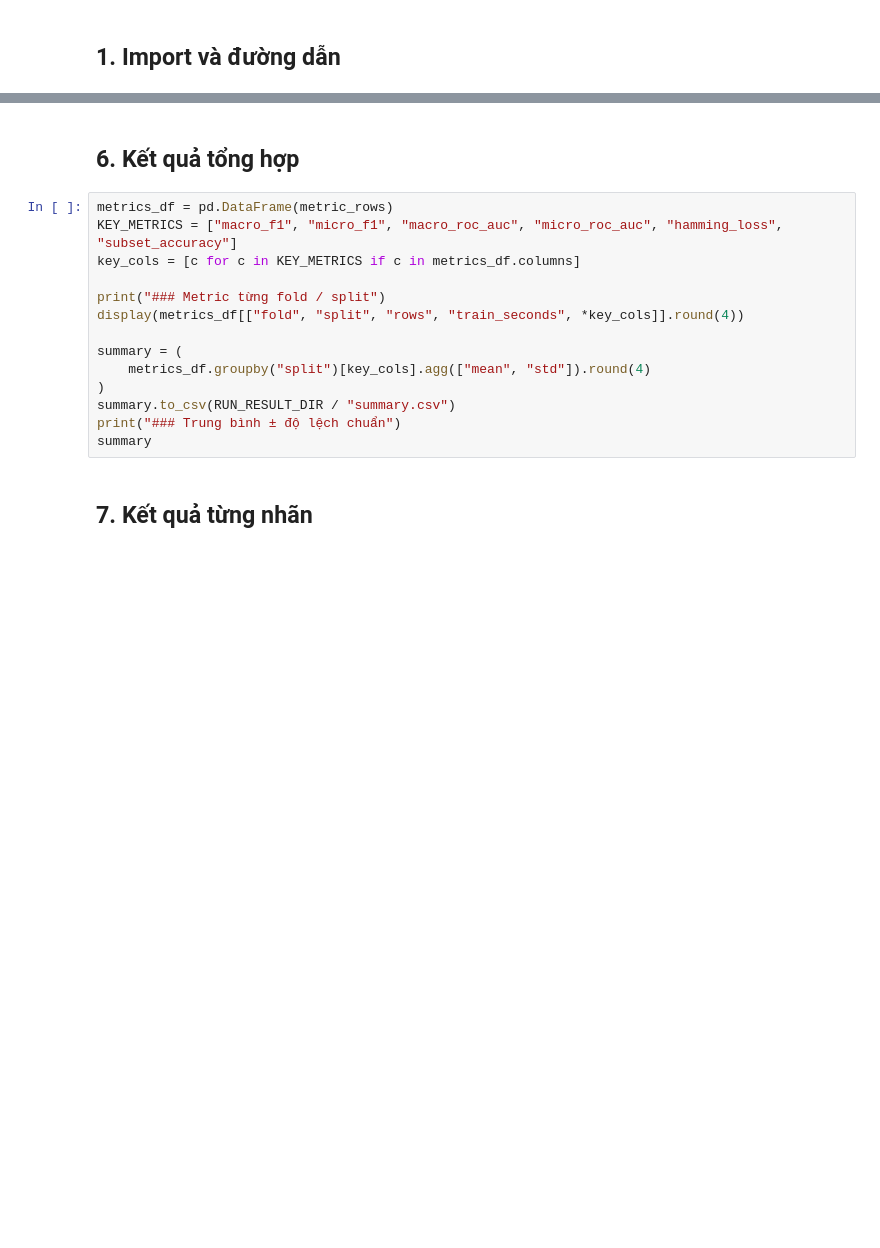
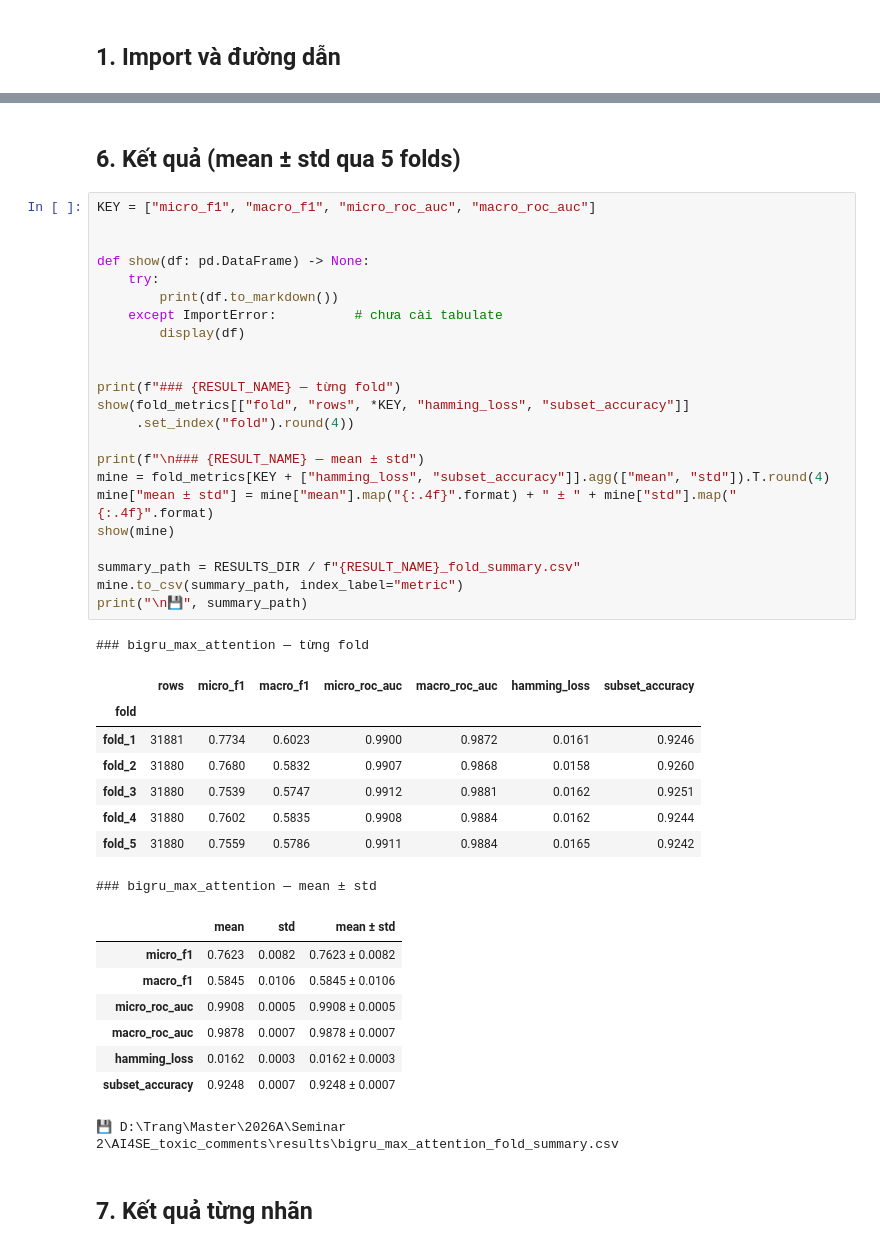
Before and after one commit to mnhhuyen/AI4SE_toxic_comments, a Jupyter notebook: notebooks/train_bigru.ipynb, the cells around one changed output, grey strips where cells are left out. Saved outputs shown, nothing was run; the diff lists cells and outputs as text; blank space fills up the shorter version.

```diff
--- a/notebooks/train_bigru.ipynb
+++ b/notebooks/train_bigru.ipynb
@@ -248,18 +258,45 @@ print("\n✅ Train xong.")
 # %% [markdown]
-## 6. Kết quả tổng hợp
+## 6. Kết quả (mean ± std qua 5 folds)
-# %%
-metrics_df = pd.DataFrame(metric_rows)
-KEY_METRICS = ["macro_f1", "micro_f1", "macro_roc_auc", "micro_roc_auc", "hamming_loss", "subset_accuracy"]
-key_cols = [c for c in KEY_METRICS if c in metrics_df.columns]
-
-print("### Metric từng fold / split")
-display(metrics_df[["fold", "split", "rows", "train_seconds", *key_cols]].round(4))
-
-summary = (
-    metrics_df.groupby("split")[key_cols].agg(["mean", "std"]).round(4)
-)
-summary.to_csv(RUN_RESULT_DIR / "summary.csv")
-print("### Trung bình ± độ lệch chuẩn")
-summary
+# %%
+KEY = ["micro_f1", "macro_f1", "micro_roc_auc", "macro_roc_auc"]
+
+
+def show(df: pd.DataFrame) -> None:
+    try:
+        print(df.to_markdown())
+    except ImportError:          # chưa cài tabulate
+        display(df)
+
+
+print(f"### {RESULT_NAME} — từng fold")
+show(fold_metrics[["fold", "rows", *KEY, "hamming_loss", "subset_accuracy"]]
+     .set_index("fold").round(4))
+
+print(f"\n### {RESULT_NAME} — mean ± std")
+mine = fold_metrics[KEY + ["hamming_loss", "subset_accuracy"]].agg(["mean", "std"]).T.round(4)
+mine["mean ± std"] = mine["mean"].map("{:.4f}".format) + " ± " + mine["std"].map("{:.4f}".format)
+show(mine)
+
+summary_path = RESULTS_DIR / f"{RESULT_NAME}_fold_summary.csv"
+mine.to_csv(summary_path, index_label="metric")
+print("\n💾", summary_path)
+# %% [output]
+### bigru_max_attention — từng fold
+|  | rows | micro_f1 | macro_f1 | micro_roc_auc | macro_roc_auc | hamming_loss | subset_accuracy |
+| fold |  |  |  |  |  |  |  |
+| fold_1 | 31881 | 0.7734 | 0.6023 | 0.9900 | 0.9872 | 0.0161 | 0.9246 |
+| fold_2 | 31880 | 0.7680 | 0.5832 | 0.9907 | 0.9868 | 0.0158 | 0.9260 |
+| fold_3 | 31880 | 0.7539 | 0.5747 | 0.9912 | 0.9881 | 0.0162 | 0.9251 |
+| fold_4 | 31880 | 0.7602 | 0.5835 | 0.9908 | 0.9884 | 0.0162 | 0.9244 |
+| fold_5 | 31880 | 0.7559 | 0.5786 | 0.9911 | 0.9884 | 0.0165 | 0.9242 |
+### bigru_max_attention — mean ± std
+|  | mean | std | mean ± std |
+| micro_f1 | 0.7623 | 0.0082 | 0.7623 ± 0.0082 |
+| macro_f1 | 0.5845 | 0.0106 | 0.5845 ± 0.0106 |
+| micro_roc_auc | 0.9908 | 0.0005 | 0.9908 ± 0.0005 |
+| macro_roc_auc | 0.9878 | 0.0007 | 0.9878 ± 0.0007 |
+| hamming_loss | 0.0162 | 0.0003 | 0.0162 ± 0.0003 |
+| subset_accuracy | 0.9248 | 0.0007 | 0.9248 ± 0.0007 |
+💾 D:\Trang\Master\2026A\Seminar 2\AI4SE_toxic_comments\results\bigru_max_attention_fold_summary.csv
 # %% [markdown]
 ## 7. Kết quả từng nhãn
```
Also changed, not shown: parts of 37 cells of this notebook.
